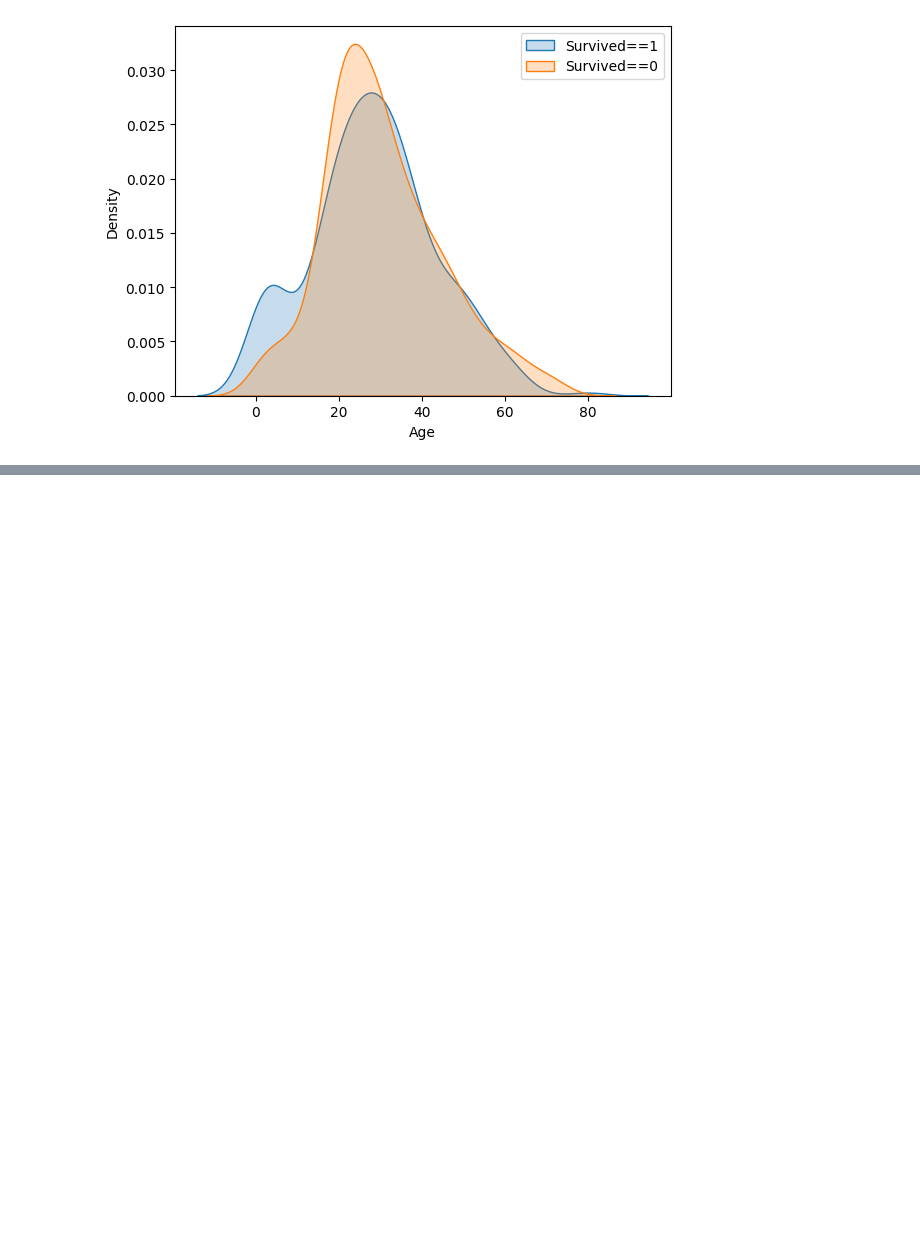
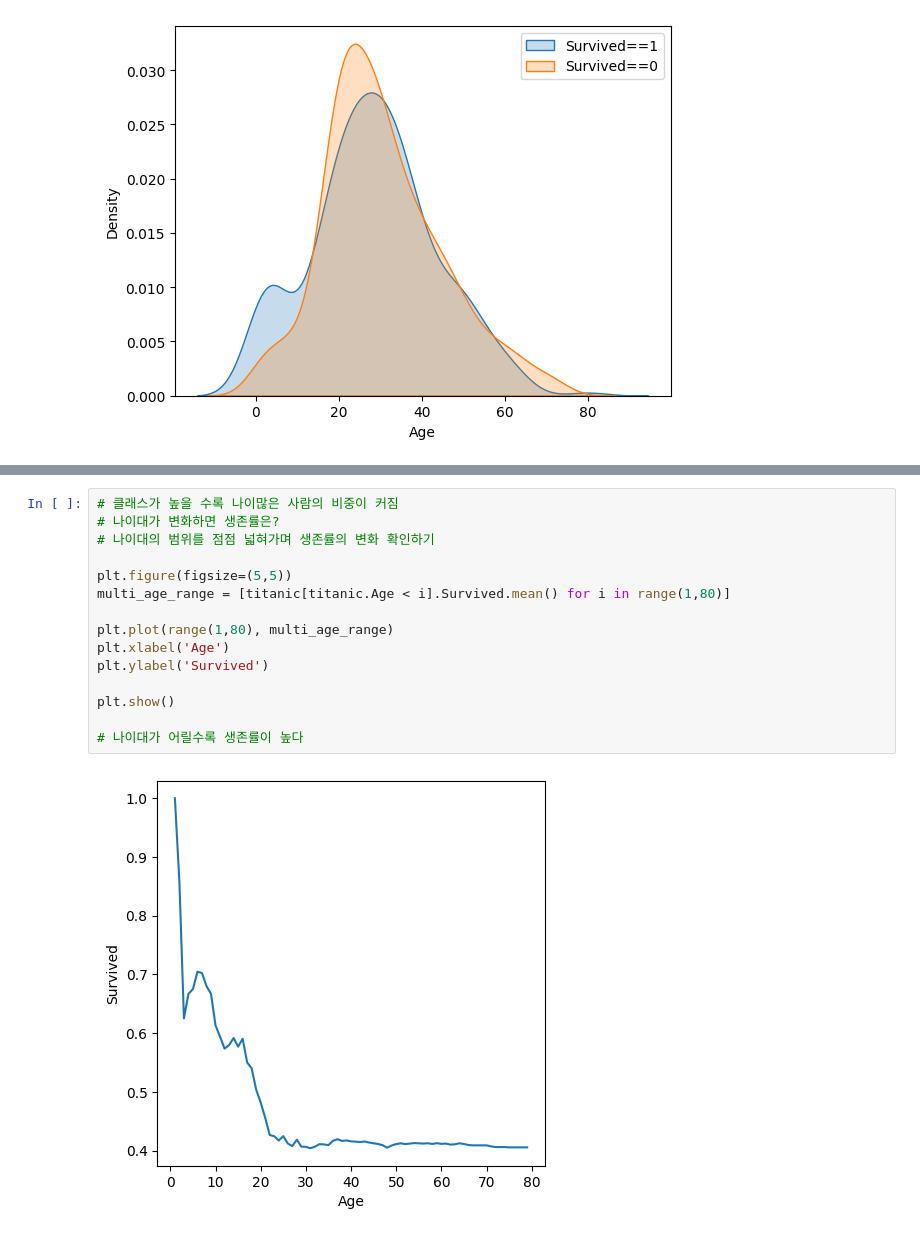
Before and after one commit to newhione/python_src, a Jupyter notebook: EDA/titanic.ipynb, the cells around one changed output, grey strips where cells are left out. Drawn from its saved outputs; the diff is of its cells as text; blank space fills up the shorter version.

```diff
--- a/EDA/titanic.ipynb
+++ b/EDA/titanic.ipynb
@@ -260,0 +299,17 @@ plt.legend(loc='best')
+# %%
+# 클래스가 높을 수록 나이많은 사람의 비중이 커짐
+# 나이대가 변화하면 생존률은?
+# 나이대의 범위를 점점 넓혀가며 생존률의 변화 확인하기
+
+plt.figure(figsize=(5,5))
+multi_age_range = [titanic[titanic.Age < i].Survived.mean() for i in range(1,80)]
+
+plt.plot(range(1,80), multi_age_range)
+plt.xlabel('Age')
+plt.ylabel('Survived')
+
+plt.show()
+
+# 나이대가 어릴수록 생존률이 높다
+# %% [output]
+[figure, added]
```
Also changed, not shown: parts of 2 cells of this notebook.
